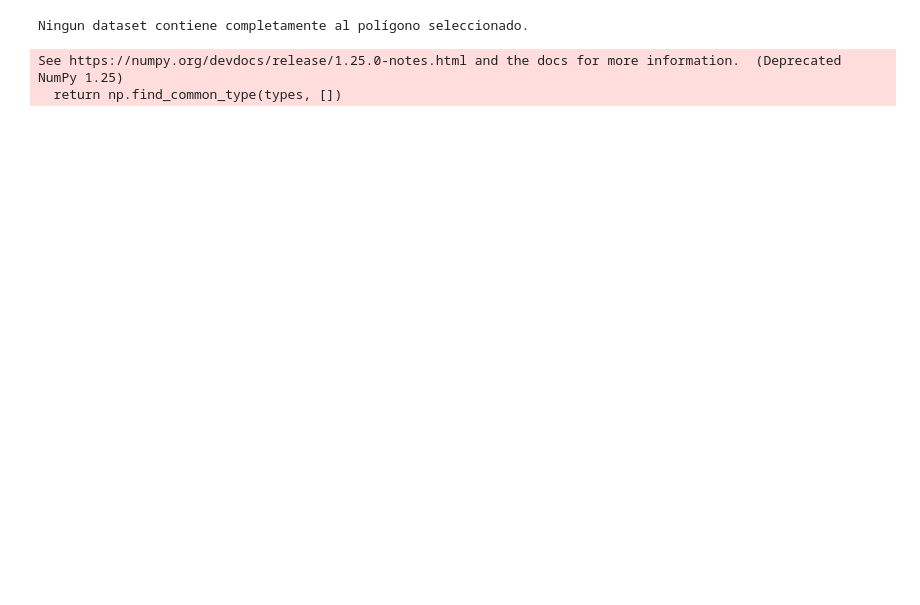
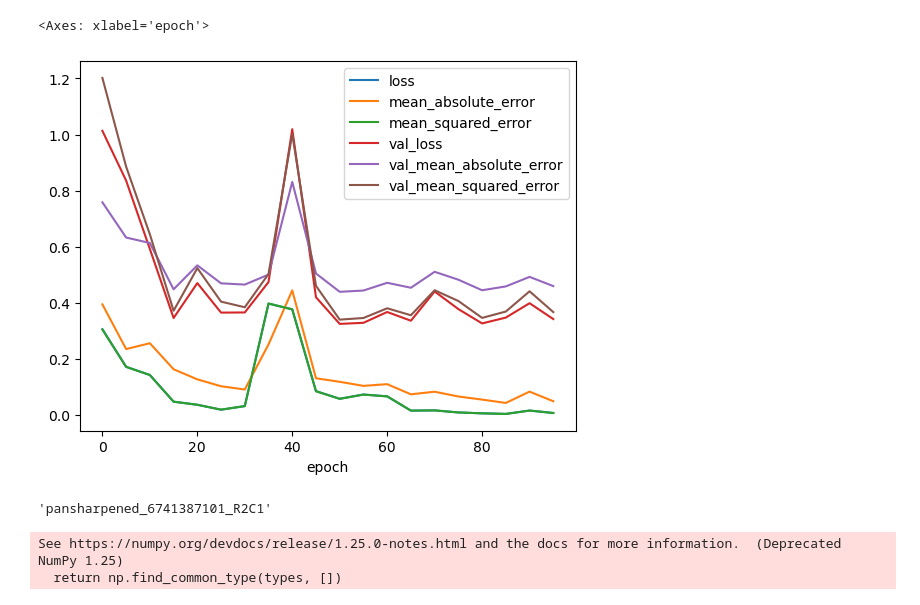
Before and after one commit to Queeno11/Satellite-Imagery-Income-Prediction, a Jupyter notebook: scripts/debug.ipynb, the cells around one changed output. Saved outputs shown, nothing was run; the diff lists cells and outputs as text; code cells hidden in the pictures; blank space fills up the shorter version.

```diff
--- a/scripts/debug.ipynb
+++ b/scripts/debug.ipynb
@@ -32,13 +32,21 @@ from importlib import reload
 datasets, extents = build_dataset.load_satellite_datasets()
 icpag = build_dataset.load_icpag_dataset()
 icpag = build_dataset.assign_links_to_datasets(icpag, extents, verbose=False)
+# %%
+
+df = pd.read_csv(r"/mnt/d/Maestría/Tesis/Repo/data/data_out/models_by_epoch/mobnet_v3_size256_tiles1_sample10_nostack/mobnet_v3_size256_tiles1_sample10_nostack_history.csv")
+# %%
+df.set_index("epoch").plot()
+# %% [output]
+<Axes: xlabel='epoch'>
+[figure, added]
 # %%
 from shapely import Polygon
 VILLA_31 = [[-58.3942356256,-34.5947320752],[-58.3679285222,-34.5947320752],[-58.3679285222,-34.5760771024],[-58.3942356256,-34.5760771024],[-58.3942356256,-34.5947320752]]
 VILLA_21_24 = [[-58.4108331428,-34.6551111569],[-58.3944394813,-34.6551111569],[-58.3944394813,-34.6437196838],[-58.4108331428,-34.6437196838],[-58.4108331428,-34.6551111569]]
 PARQUE_LELOIR = [[-58.67620171,-34.6352316984],[-58.6650723329,-34.6352316984],[-58.6650723329,-34.6252500848],[-58.67620171,-34.6252500848],[-58.67620171,-34.6352316984]]
 ADROGUE_CHICO = [[-58.409929469,-34.817989341],[-58.3966363097,-34.817989341],[-58.3966363097,-34.8070532351],[-58.409929469,-34.8070532351],[-58.409929469,-34.817989341]]
-ADROGUE_CHICO = [[x, y+.005] for x,y in ADROGUE_CHICO]
+ADROGUE_CHICO = [[x, y+.003] for x,y in ADROGUE_CHICO]
 import importlib
 importlib.reload(utils)
 poly = Polygon(ADROGUE_CHICO)
@@ -46,7 +54,7 @@ poly = Polygon(ADROGUE_CHICO)
 datasets, extents = build_dataset.load_satellite_datasets()
 utils.get_dataset_for_polygon(poly, extents)
 # %% [output]
-Ningun dataset contiene completamente al polígono seleccionado.
+'pansharpened_6741387101_R2C1'
 # %%
 gdf = gpd.GeoDataFrame(geometry=[Polygon(ADROGUE_CHICO)] + [Polygon(extent) for extent in extents.values()])
 gdf.set_crs(epsg=4326).explore()
```
Also changed, not shown: 5 other files.
